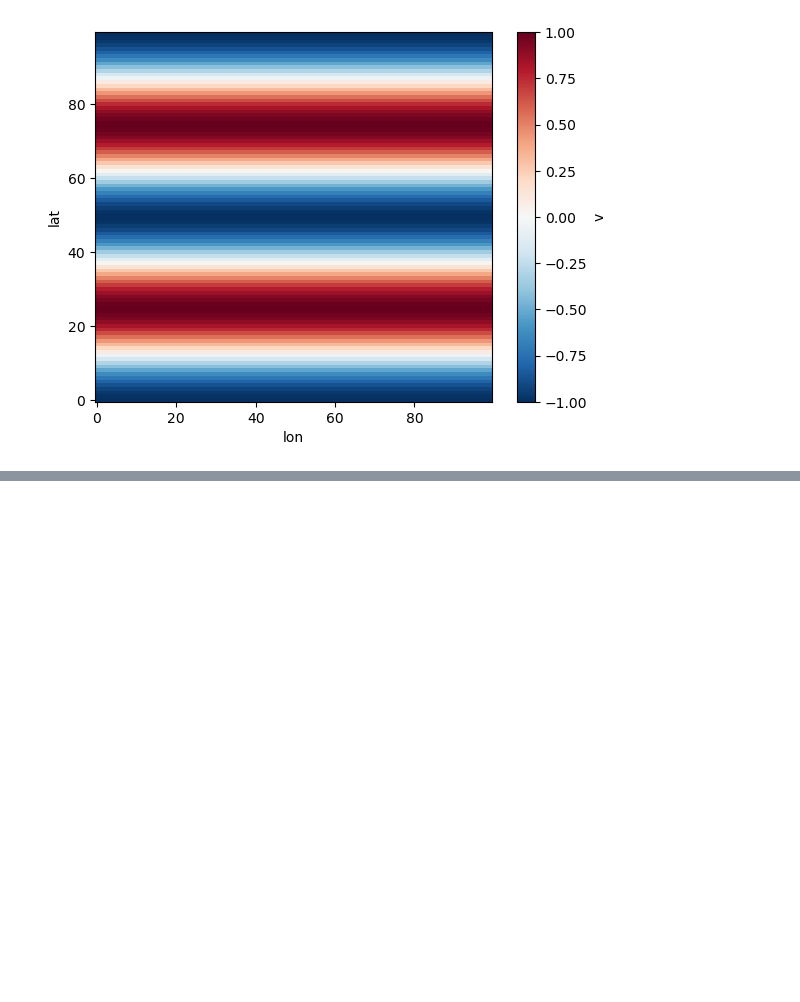
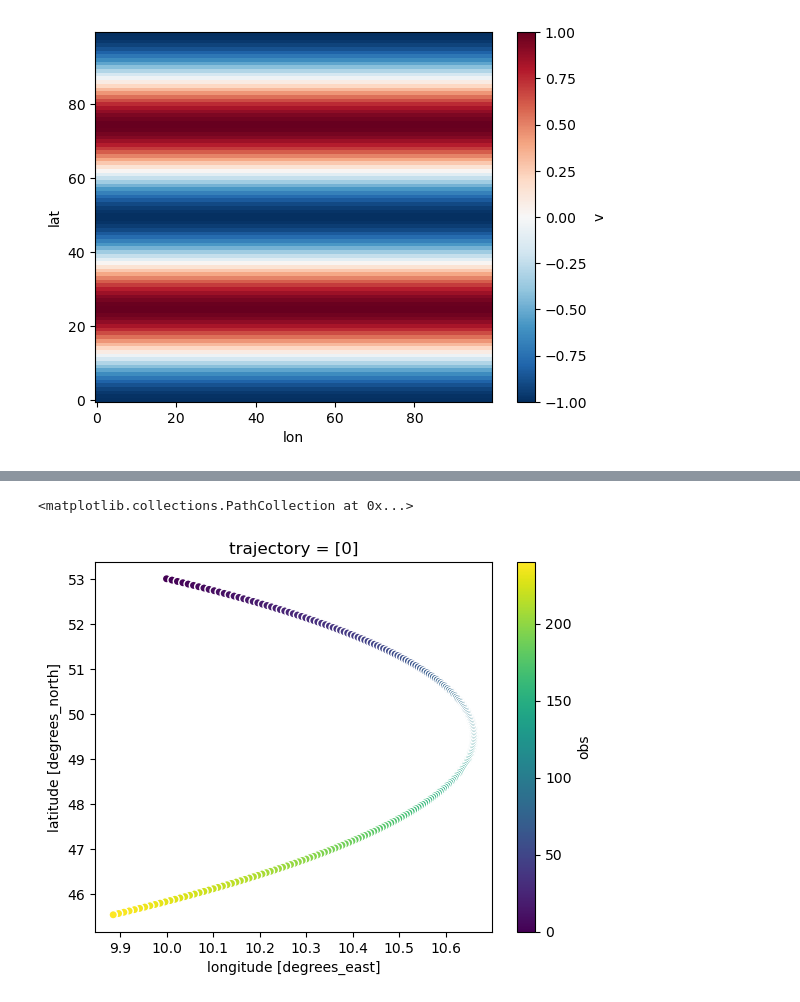
Before and after one commit to willirath/oceanparcels_diskless, a Jupyter notebook: parcels/notebooks/2023-02-03_first_steps.ipynb, the cells around one changed output, grey strips where cells are left out. Drawn from its saved outputs; the diff is of its cells as text; code cells hidden in the pictures; blank space fills up the shorter version.

```diff
--- a/parcels/notebooks/2023-02-03_first_steps.ipynb
+++ b/parcels/notebooks/2023-02-03_first_steps.ipynb
@@ -74,0 +102,9 @@ ParticleFile??
+# %%
+outstore_opened_again = zarr.storage.RedisStore(prefix="output_", host="redis_store", port=6379)
+# %%
+ds_out = xr.open_zarr(outstore_opened_again)
+# %%
+ds_out.plot.scatter(x="lon", y="lat")
+# %% [output]
+<matplotlib.collections.PathCollection at 0x...>
+[figure, added]
```
Also changed, not shown: parts of 19 cells of this notebook, 1 other file.
